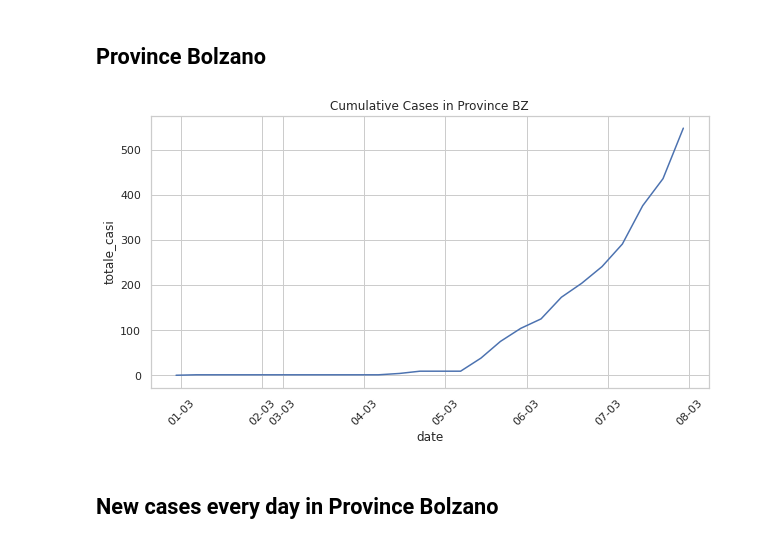
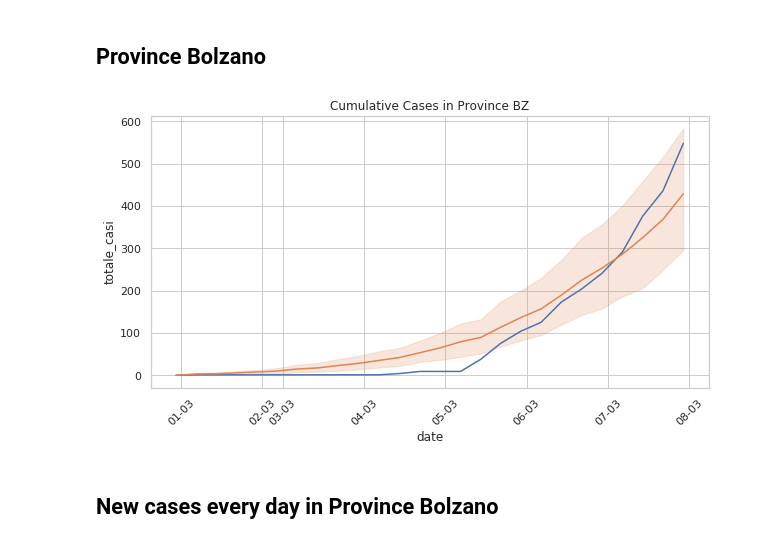
Before and after one commit to kredde/corona-outbreak, a Jupyter notebook: bolzano.ipynb, the cells around one changed output. Saved outputs shown, nothing was run; the diff lists cells and outputs as text; code cells hidden in the pictures.

```diff
--- a/bolzano.ipynb
+++ b/bolzano.ipynb
@@ -77,12 +78,14 @@ plt.show()
 # %%
 plt.figure(figsize=(10,5))
 plot = sns.lineplot(df_bz['date'], df_bz['totale_casi'])
+plot =sns.lineplot(df['date'], df['totale_casi'])
+
 x_dates = df['date'].dt.strftime('%d-%m').sort_values().unique()
 plot.set_xticklabels(x_dates, rotation=45)
 plot.set_title("Cumulative Cases in Province BZ")
 plt.show()
 # %% [output]
-[figure, old version]
+[figure, new version]
 # %% [markdown]
 ## New cases every day in Province Bolzano
 # %%
```
Also changed, not shown: parts of 19 cells of this notebook, 3 other files.
